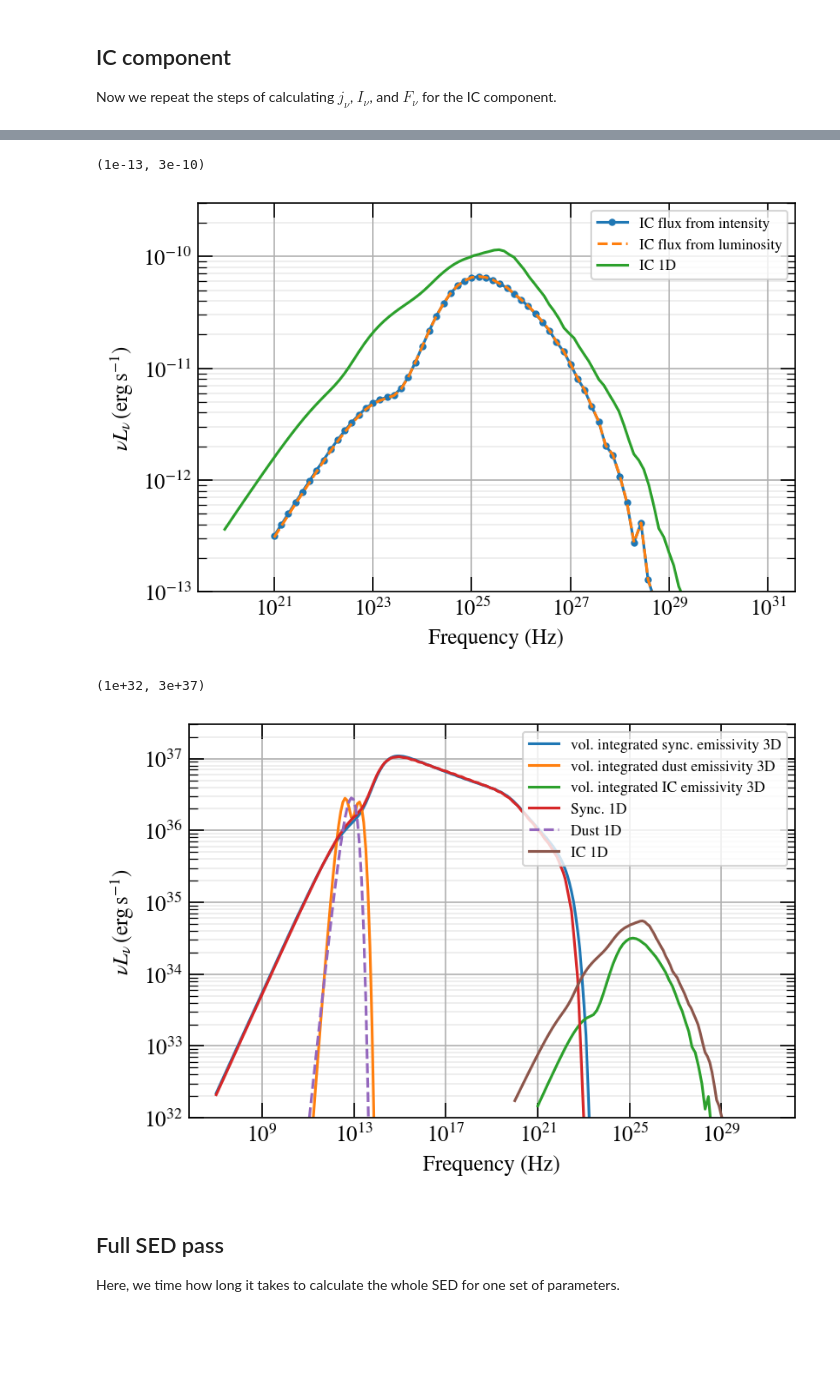
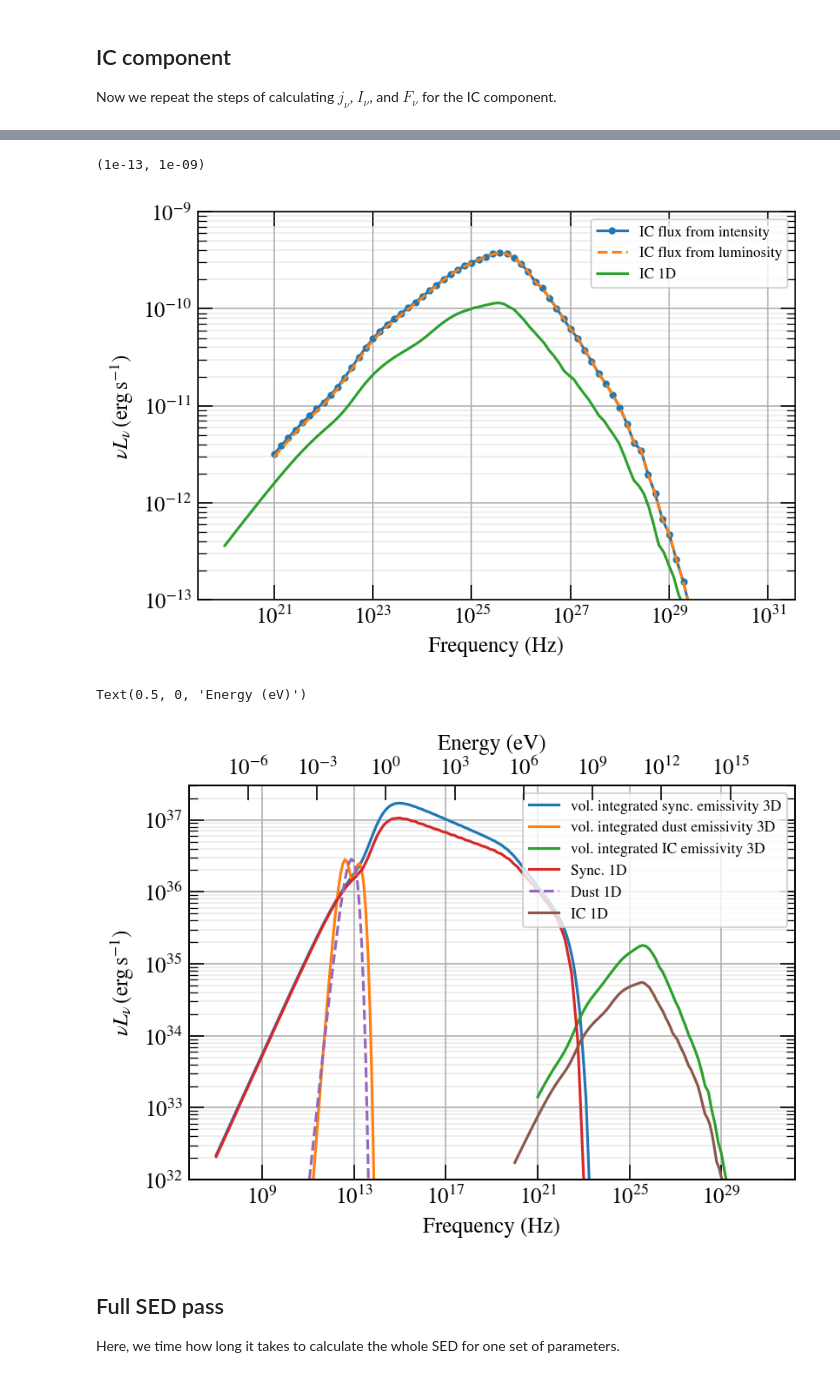
Before and after one commit to me-manu/crabmeyerpy, a Jupyter notebook: notebooks/demo_3d-new-dust.ipynb, the cells around one changed output, grey strips where cells are left out. Saved outputs shown, nothing was run; the diff lists cells and outputs as text; code cells hidden in the pictures; blank space fills up the shorter version.

```diff
--- a/notebooks/demo_3d-new-dust.ipynb
+++ b/notebooks/demo_3d-new-dust.ipynb
@@ -122,11 +127,8 @@ config = {
     "Sbreak": -0.6,
     "sup_wind": 2.8,
     # spatial parameters, this is new
-    "gamma_br_const": 34e9 / m_e_eV, # below this gamma value, the nebula has constant size, in Hillas et al: 34. GeV
     "radio_size_cm": np.tan(1.35 * arcmin2rad) * d * kpc2cm,  # constant size of Gaussian below gamma_br_constant in arcmin
-    "index": -0.17,  # power-law index of energy dependency
-    "amplitude": np.tan(1.2 * arcmin2rad) * d  * kpc2cm,  # amplitude for PL spatial dependence
-    "offset": np.tan(0.15 * arcmin2rad) * d * kpc2cm,  # offset for high energies
+    "index": -0.14,  # power-law index of energy dependency
     "dust_T": 97.6,
     "dust_norm": 1.0e-17,  # for new dust function
     "dust_extension": np.tan(1.3 * arcmin2rad) * d * kpc2cm,  # extension of nebula in FIR from dust
@@ -220,8 +245,6 @@ ssc.j_dust = j_dust_carbon_shell
 ssc.parameters['dust_norm'] = 3e32
 ssc.parameters['dust_T'] = 151.
 
-ssc.parameters['dust_l_min'] = 1e-3
-ssc.parameters['dust_l_max'] = 1e-1
 ssc.parameters['dust_T1'] = 151.
 ssc.parameters['dust_T2'] = 37.
 ssc.parameters['log10_M1'] = -4.37
@@ -447,9 +464,9 @@ r1_steps = 65   # steps for integration over radius, see Atoyan & Aharonian (199
 ssc.integration_mode = "numba_piecewise"  # fastest mode of integration
 ssc.use_fast_interp = True  # fastest mode of interpolation; also used to interpolate the photon densities
 
-ssc.ic_sync = False
+ssc.ic_sync = True
 ssc.ic_dust = True
-ssc.ic_cmb = False
+ssc.ic_cmb = True
 
 ssc.parameters["dust_T"] = 151.
 
@@ -609,28 +614,33 @@ plt.xlabel("Frequency (Hz)")
 plt.ylabel(r"$\nu L_\nu\,(\mathrm{erg}\,\mathrm{s}^{-1}$)")
 plt.grid()
 plt.grid(which='minor', lw=0.2)
-plt.ylim(1e-13, 3e-10)
+plt.ylim(1e-13, 1e-9)
 # %% [output]
-(1e-13, 3e-10)
+(1e-13, 1e-09)
-[figure, old version]
+[figure, new version]
 # %%
 fig = plt.figure(dpi=150)
 
 plt.loglog(nu, nu * L_nu_sync, label="vol. integrated sync. emissivity 3D")
 plt.loglog(nu, nu * L_nu_dust, label="vol. integrated dust emissivity 3D")
 plt.loglog(nu_ic,nu_ic * L_nu_ic, label="vol. integrated IC emissivity 3D")
 
 # plot the 1D spectrum for comparison
 plot_1d(fig=fig, ic=True, sync=True, dust=True, luminosity=True)
 plt.legend(fontsize='small')
 plt.xlabel("Frequency (Hz)")
 plt.ylabel(r"$\nu L_\nu\,(\mathrm{erg}\,\mathrm{s}^{-1}$)")
 plt.grid()
 plt.grid(which='minor', lw=0.2)
 plt.ylim(1e32, 3e37)
+vx = plt.gca().get_xlim()
+ax2=plt.gca().twiny()
+ax2.set_xlim(vx[0] / eV2Hz, vx[1] / eV2Hz)
+ax2.set_xscale("log")
+ax2.set_xlabel("Energy (eV)")
 # %% [output]
-(1e+32, 3e+37)
+Text(0.5, 0, 'Energy (eV)')
-[figure, old version]
+[figure, new version]
 # %% [markdown]
 ## Full SED pass
 
```
Also changed, not shown: parts of 21 cells of this notebook, 3 other files.
